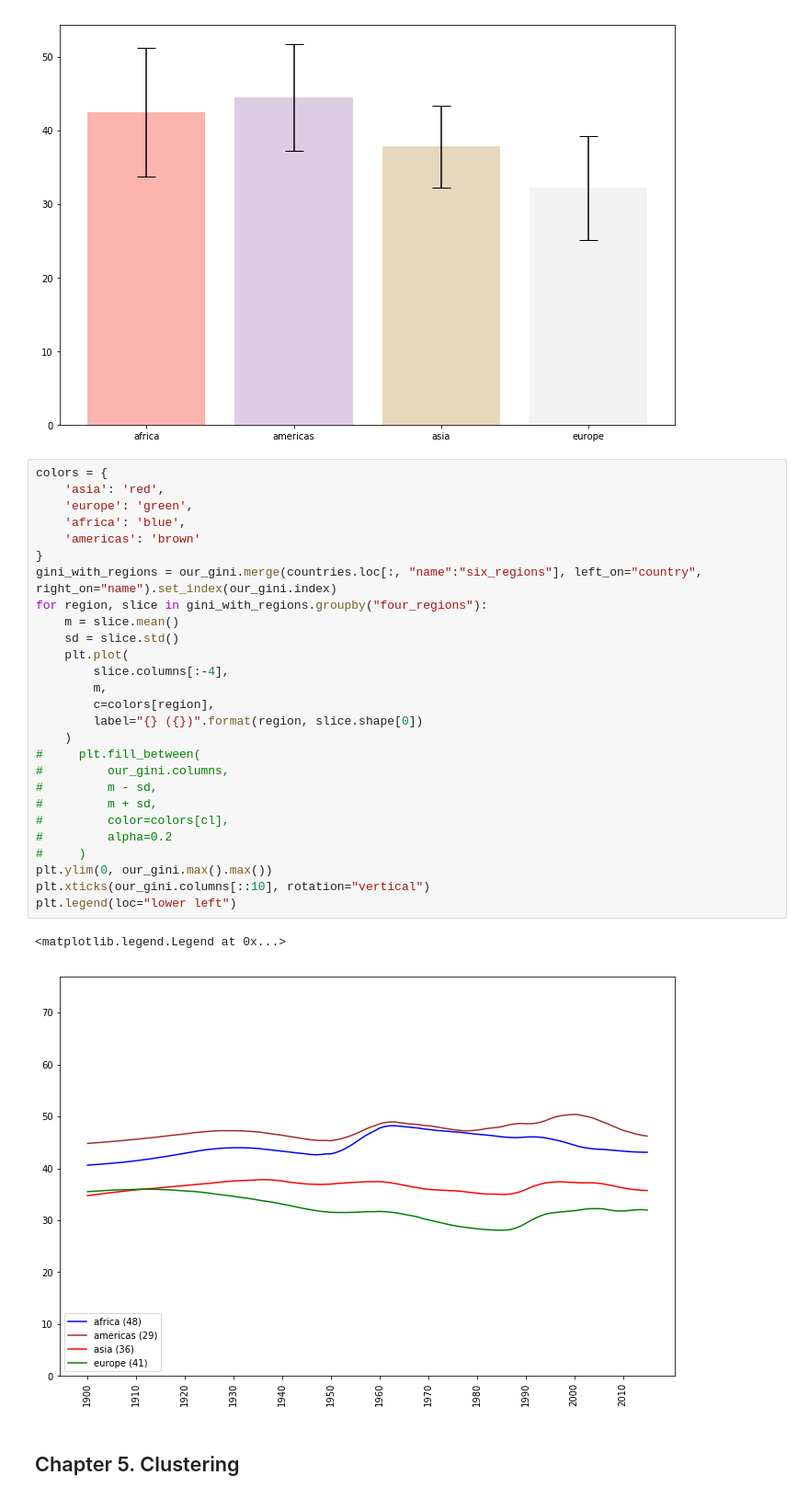
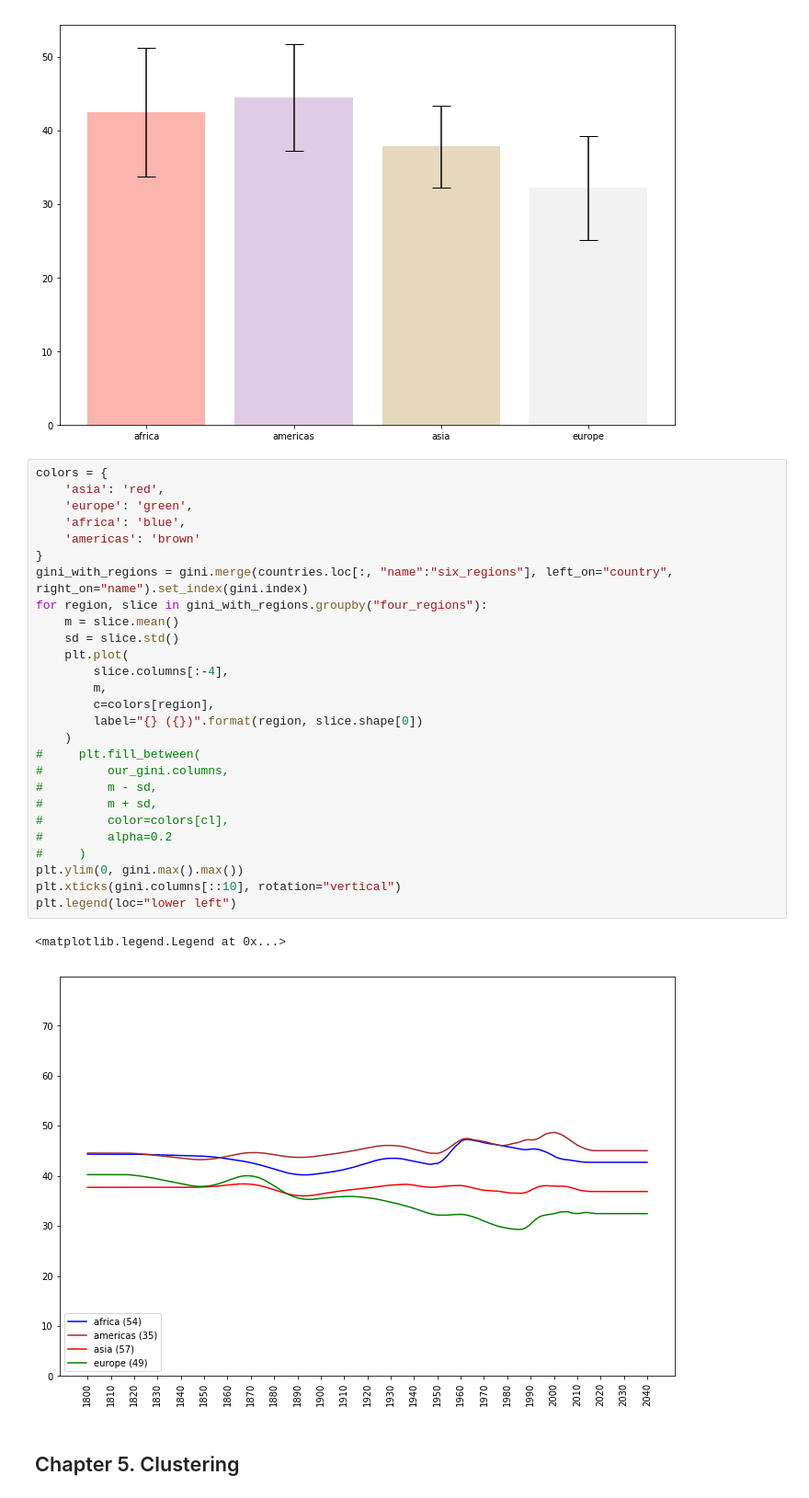
Before and after one commit to mxposed/dsn-intro, a Jupyter notebook: 2020-01-27-data-intro.ipynb, the cells around one changed output. Shown at 92% size. Cells and saved outputs as stored; diff of their text form.

```diff
--- a/2020-01-27-data-intro.ipynb
+++ b/2020-01-27-data-intro.ipynb
@@ -175,33 +175,33 @@ plt.bar(
 # %%
 colors = {
     'asia': 'red',
     'europe': 'green',
     'africa': 'blue',
     'americas': 'brown'
 }
-gini_with_regions = our_gini.merge(countries.loc[:, "name":"six_regions"], left_on="country", right_on="name").set_index(our_gini.index)
+gini_with_regions = gini.merge(countries.loc[:, "name":"six_regions"], left_on="country", right_on="name").set_index(gini.index)
 for region, slice in gini_with_regions.groupby("four_regions"):
     m = slice.mean()
     sd = slice.std()
     plt.plot(
         slice.columns[:-4],
         m,
         c=colors[region],
         label="{} ({})".format(region, slice.shape[0])
     )
 #     plt.fill_between(
 #         our_gini.columns,
 #         m - sd,
 #         m + sd,
 #         color=colors[cl],
 #         alpha=0.2
 #     )
-plt.ylim(0, our_gini.max().max())
-plt.xticks(our_gini.columns[::10], rotation="vertical")
+plt.ylim(0, gini.max().max())
+plt.xticks(gini.columns[::10], rotation="vertical")
 plt.legend(loc="lower left")
 # %% [output]
 <matplotlib.legend.Legend at 0x...>
-[figure, old version]
+[figure, new version]
 # %% [markdown]
 ## Chapter 5. Clustering
 # %%
```
Also changed, not shown: parts of 8 cells of this notebook.
